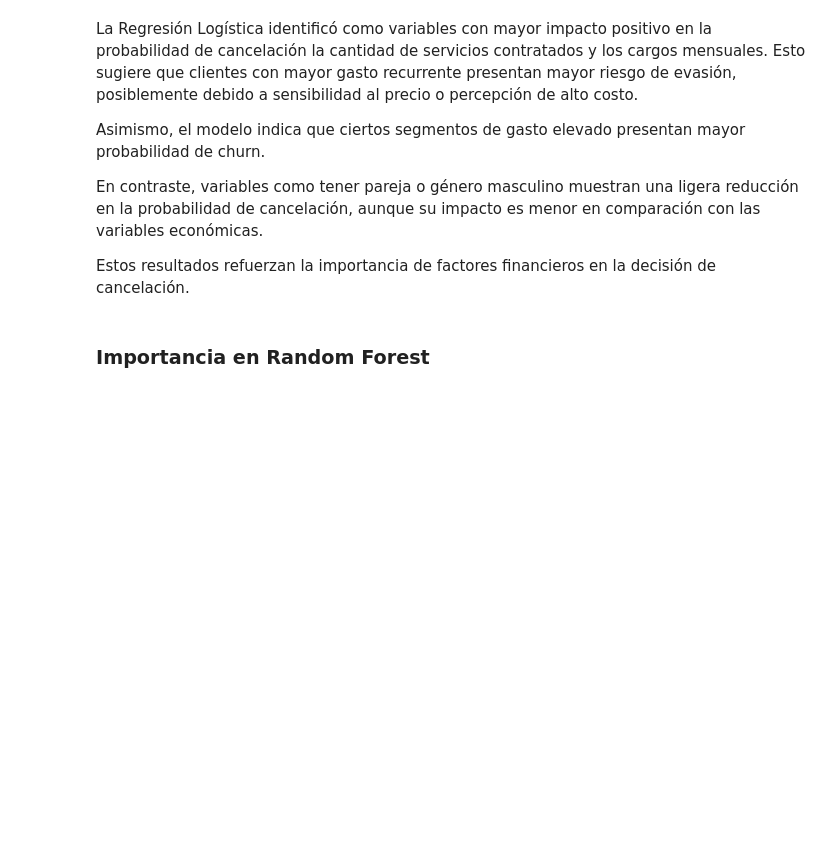
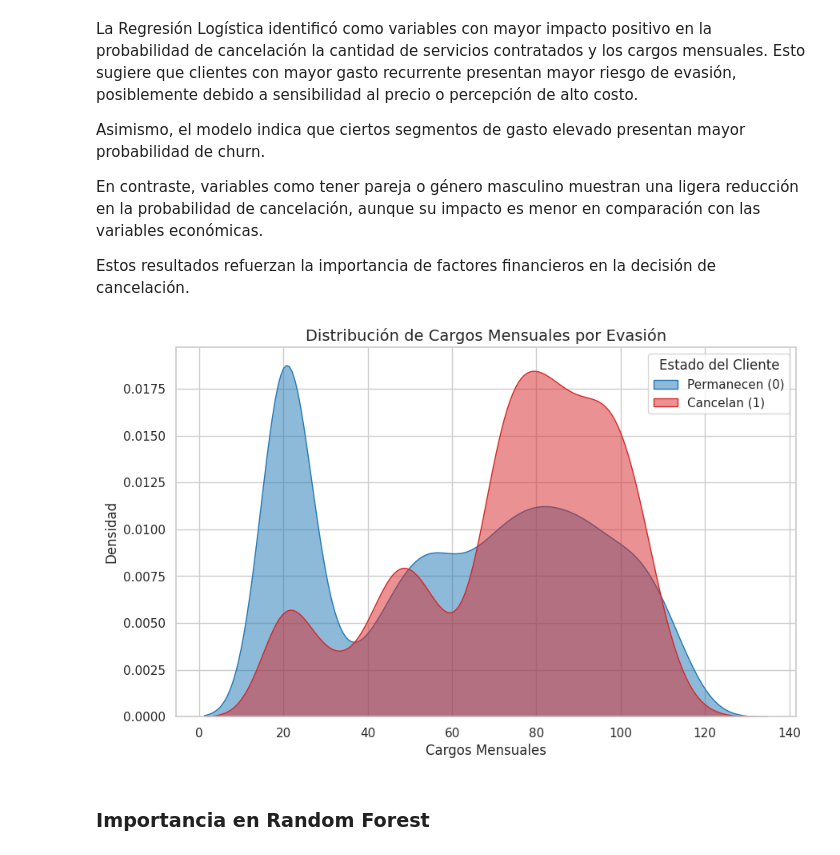
Before and after one commit to yaramirezte/TelecomX_LATAM-Parte-2, a Jupyter notebook: TelecomX_LATAM_parte_2.ipynb, the cells around one changed output. Saved outputs shown, nothing was run; the diff lists cells and outputs as text; code cells hidden in the pictures; blank space fills up the shorter version.

```diff
--- a/TelecomX_LATAM_parte_2.ipynb
+++ b/TelecomX_LATAM_parte_2.ipynb
@@ -757,6 +775,22 @@ Asimismo, el modelo indica que ciertos segmentos de gasto elevado presentan mayo
 En contraste, variables como tener pareja o género masculino muestran una ligera reducción en la probabilidad de cancelación, aunque su impacto es menor en comparación con las variables económicas.
 
 Estos resultados refuerzan la importancia de factores financieros en la decisión de cancelación.
+# %%
+plt.figure(figsize=(10, 6))
+
+# Graficamos la densidad de Cargos Mensuales para los que se quedan (0) y los que se van (1)
+sns.kdeplot(df_model[df_model['Evasion'] == 0]['Cargos_Mensuales'], fill=True, color='#1f77b4', label='Permanecen (0)', alpha=0.5)
+sns.kdeplot(df_model[df_model['Evasion'] == 1]['Cargos_Mensuales'], fill=True, color='#d62728', label='Cancelan (1)', alpha=0.5)
+
+plt.title('Distribución de Cargos Mensuales por Evasión', fontsize=14)
+plt.xlabel('Cargos Mensuales')
+plt.ylabel('Densidad')
+plt.legend(title='Estado del Cliente')
+
+plt.savefig('distribucion_cargos.png', bbox_inches='tight')
+plt.show()
+# %% [output]
+[figure, added]
 # %% [markdown]
 ### Importancia en Random Forest
 # %%
```
Also changed, not shown: parts of 8 cells of this notebook.
